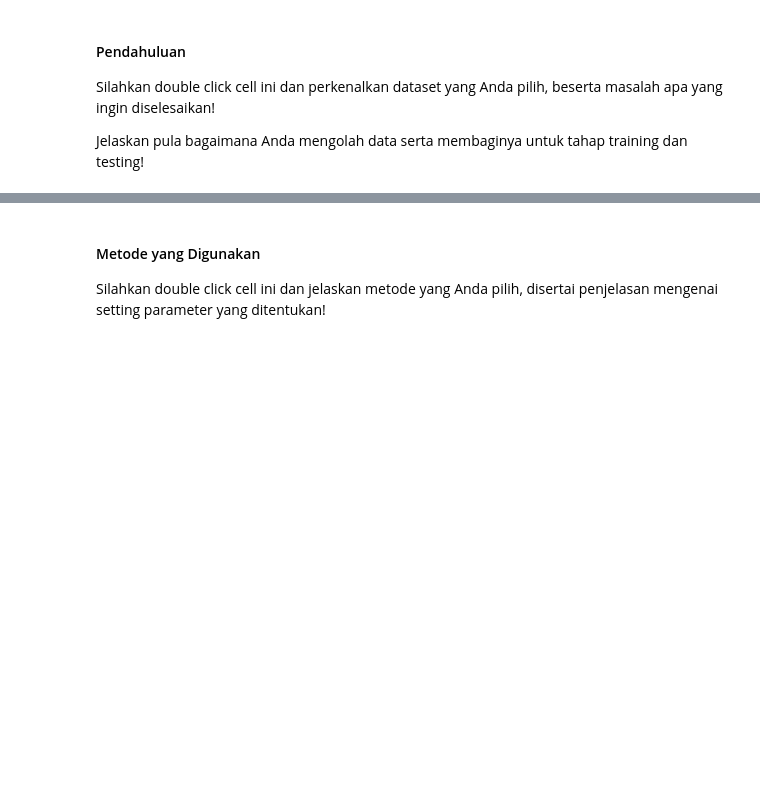
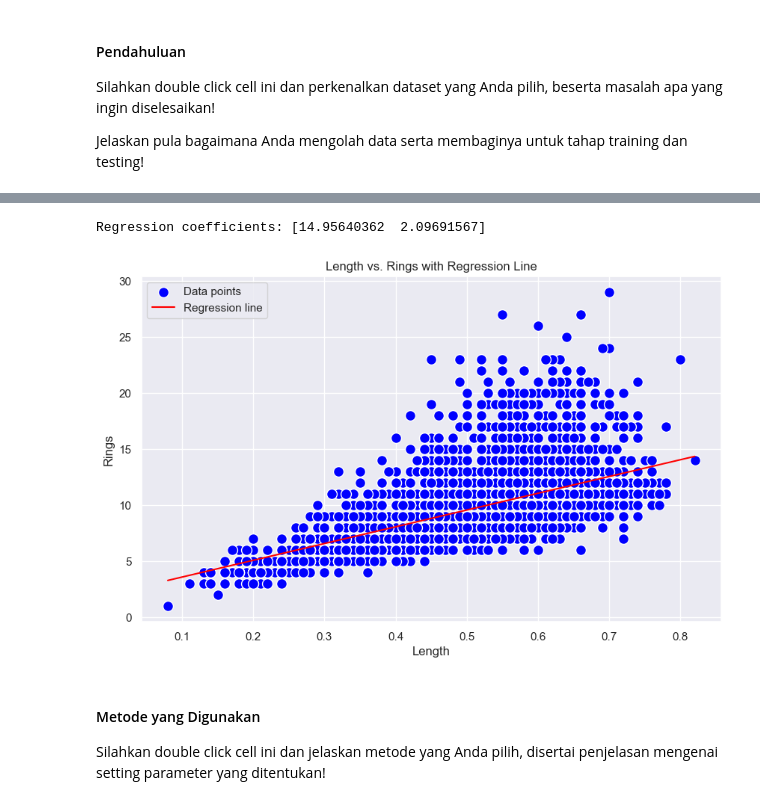
Before and after one commit to raflyzainn/tubes2-pkb, a Jupyter notebook: regression.ipynb, the cells around one changed output, grey strips where cells are left out. Drawn from its saved outputs; the diff is of its cells as text; code cells hidden in the pictures; blank space fills up the shorter version.

```diff
--- a/regression.ipynb
+++ b/regression.ipynb
@@ -22,0 +72,6 @@ Jelaskan pula bagaimana Anda mengolah data serta membaginya untuk tahap training
+# %%
+time = np.arange(1,len(data) + 1)
+data['time'] = time
+data = data[['time', 'Length', 'Diameter', 'Height', 'Whole_weight', 'Shucked_weight', 'Viscera_weight', 'Shell_weight', 'Rings']]
+data = round(data, 2)
+data.tail()
@@ -23,3 +85,30 @@ Jelaskan pula bagaimana Anda mengolah data serta membaginya untuk tahap training
+# %%
+# Fit the linear regression model
+reg = np.polyfit(data['Length'], data['Rings'], deg=1)
+
+# Print the regression coefficients
+print("Regression coefficients:", reg)
+# %% [output]
+Regression coefficients: [14.95640362  2.09691567]
+# %%
+# Create the scatter plot
+plt.figure(figsize=(10, 6))
+plt.scatter(data['Length'], data['Rings'], c='blue', marker='o', edgecolor='w', s=100, label='Data points')
+
+# Plot the regression line
+x = np.linspace(data['Length'].min(), data['Length'].max(), 100)
+y = reg[0] * x + reg[1]
+plt.plot(x, y, color='red', label='Regression line')
+
+# Add labels and title
+plt.xlabel('Length')
+plt.ylabel('Rings')
+plt.title('Length vs. Rings with Regression Line')
+plt.legend()
+plt.grid(True)
+plt.show()
+# %% [output]
+[figure, added]
 # %% [markdown]
 #### Metode yang Digunakan
 Silahkan double click cell ini dan jelaskan metode yang Anda pilih, disertai penjelasan mengenai setting parameter yang ditentukan!
```
Also changed, not shown: parts of 8 cells of this notebook.
